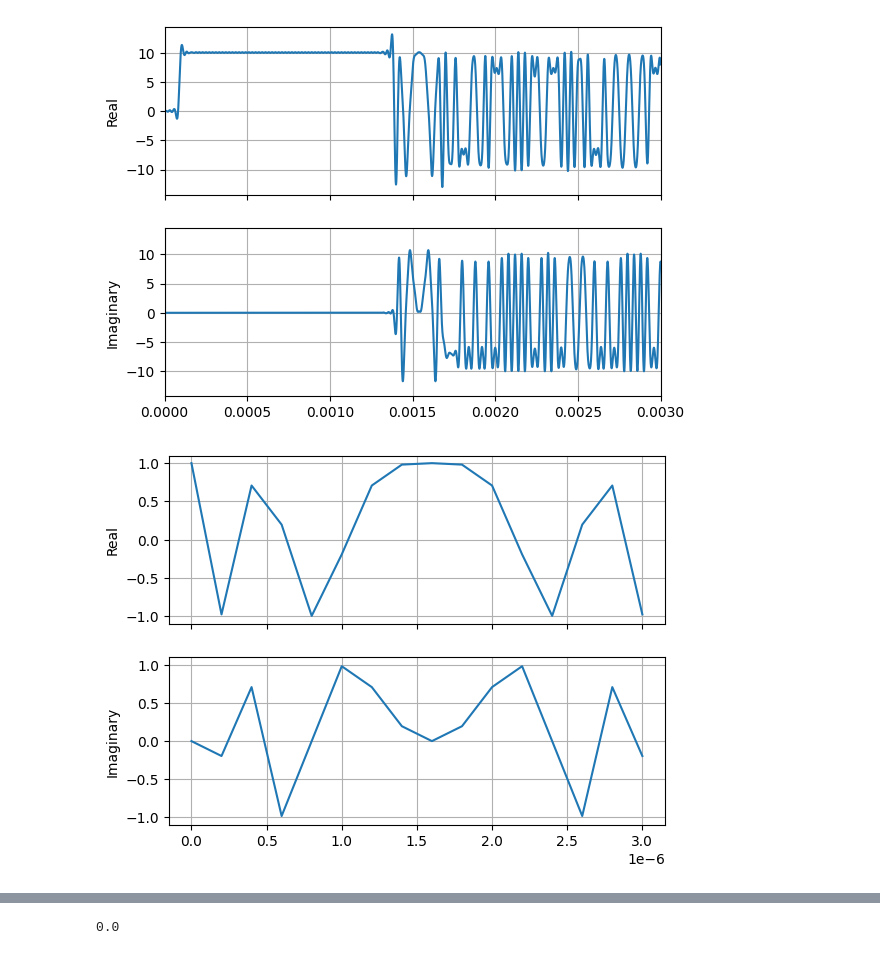
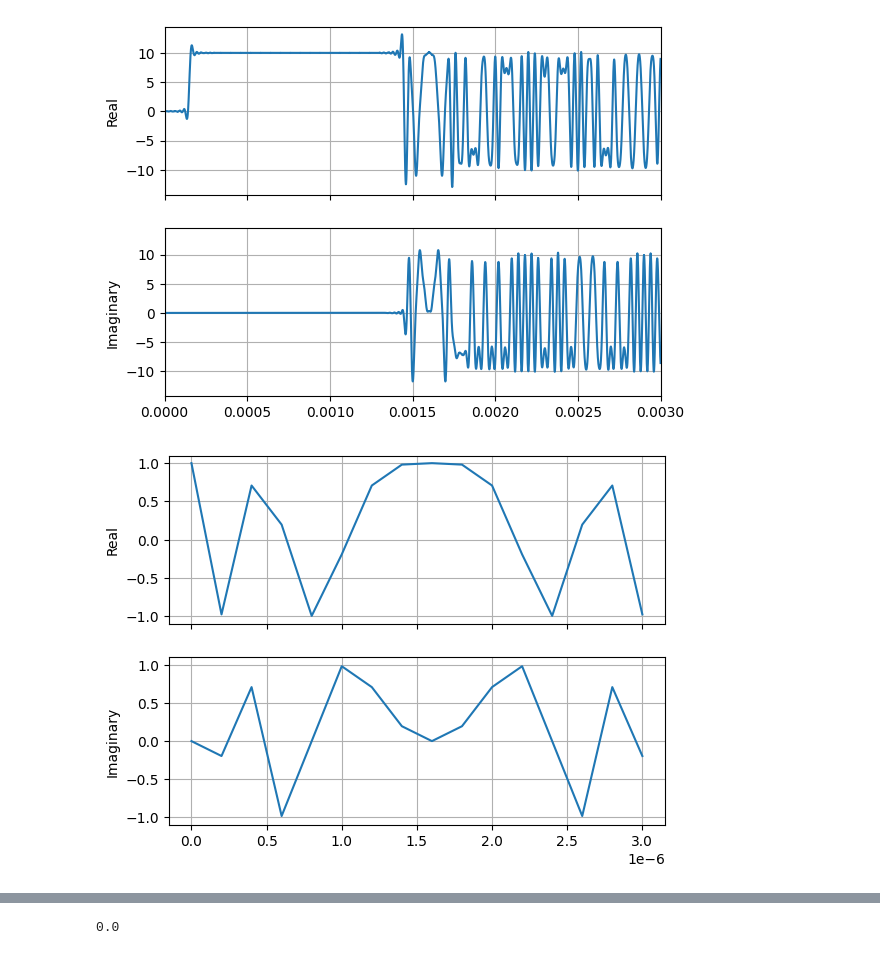
Before and after one commit to sidalok1/QAM-FPGA, a Jupyter notebook: python/qam.ipynb, the cells around one changed output, grey strips where cells are left out. Saved outputs shown, nothing was run; the diff lists cells and outputs as text; code cells hidden in the pictures.

```diff
--- a/python/qam.ipynb
+++ b/python/qam.ipynb
@@ -4,11 +4,12 @@ from scipy import signal, fft
 import komm
 from matplotlib import pyplot as plt
 from tools import *
+from pathlib import Path
 
 np.random.seed(0)
 
-DWIDTH = 20
-DFRAC  = 16
+DWIDTH = 16
+DFRAC  = 12
 
 msg = "A perfectly acceptable example of an extremely verbose message of large words and many characters!!!"
 M = 4
@@ -18,17 +19,18 @@ fs = 5e6
 sps = int(fs / br)
 sps_rx = 10
 snr = 15
-Es = 1
-B = 250e3 # channel BW
+Es = 1.0
+B = 350e3 # channel BW
 
 sync_len = 64
 zadoff_chu_len = 16
-span = 10
+span = 16
 beta = 0.5
 
 constellation = get_const(f'{M}-QAM', Es)
 print(np.angle(constellation))
 print(np.abs(constellation))
+print(np.real(constellation))
 write_mem_file(constellation, DWIDTH, DFRAC, 'const.mem', complex=True, sep=' ')
 plot_constellation(constellation)
 plt.show()
@@ -39,33 +42,42 @@ plt.show()
 # %%
 words = str2words(msg, M)
 symbs = constellation[words]
 sync_symbs = np.ones(sync_len) + 0j
 zadoff_chu_seq = zadoff_chu(zadoff_chu_len)
 write_mem_file(zadoff_chu_seq, DWIDTH, DFRAC, 'zadoff_chu.mem', complex=True, sep=' ')
 
 rrc = get_rrc_pulse(beta, span, sps)
 write_mem_file(rrc[::-1], DWIDTH, DFRAC, 'rrc.mem', complex=False)
+
+dn = sps // sps_rx
+dn_filt_size = ((span*sps_rx)+1)*dn
+rrc_dn = np.reshape(np.pad(rrc, (0, dn_filt_size-len(rrc))), ((span*sps_rx)+1, dn)).T
+if not Path('./rrc').exists():
+  Path('./rrc').mkdir()
+for n in range(len(rrc_dn)):
+  write_mem_file(rrc_dn[n], DWIDTH, DFRAC, f'rrc/rrc_d{n}.mem', complex=False)
+# write_mem_file(rrc_dn.flatten(), DWIDTH, DFRAC, 'rrc_dn.mem')
 
 # full_msg = np.convolve(upsample(np.concat((sync_symbs, zadoff_chu_seq, symbs)), sps), rrc)
 full_msg = signal.resample_poly(np.pad(np.concat((sync_symbs, zadoff_chu_seq, symbs)), span//2), sps, 1, window=rrc)
 
 fig, ax1, ax2 = plot_complex_time_sequence(full_msg, fs)
 plt.xlim((0.0000, 0.003))
 plt.show()
 
 # X = fft.fftshift(fft.fft(full_msg))
 # f = fft.fftshift(fft.fftfreq(len(X), fs))
 # plt.figure(figsize=(20,5))
 # plt.plot(f, 10*np.log10(np.abs(X)))
 # Z = fft.fftshift(fft.fft(np.pad(zadoff_chu_seq, len(zadoff_chu_seq)*2)))
 # f = fft.fftshift(fft.fftfreq(len(Z), fs))
 # plt.plot(f, 10*np.log10(np.abs(Z)))
 # plt.grid()
 # plt.show()
 plot_complex_time_sequence(zadoff_chu_seq, fs)
 plt.show()
 # %% [output]
-[figure, old version]
+[figure, new version]
 [figure]
 # %%
 t = np.arange(0, len(full_msg)) / fs
```
Also changed, not shown: parts of 8 cells of this notebook, 35 other files.
